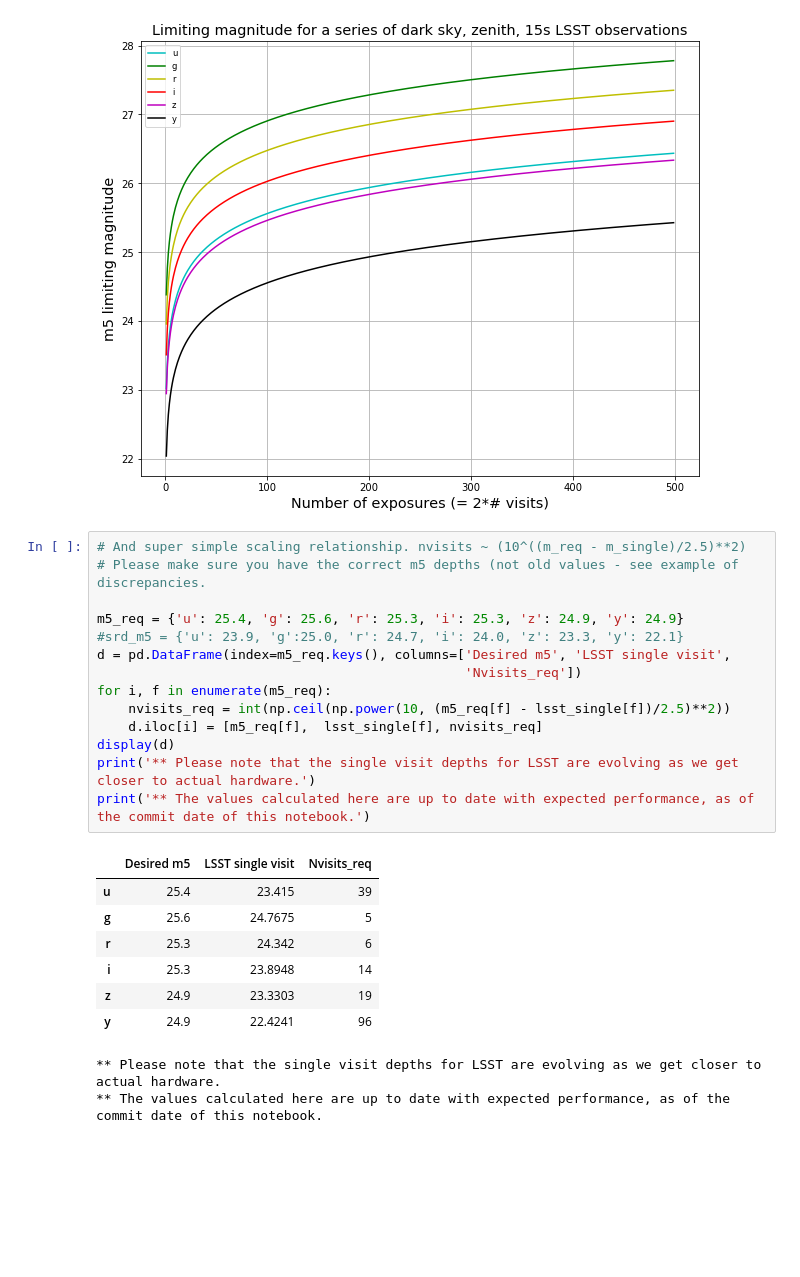
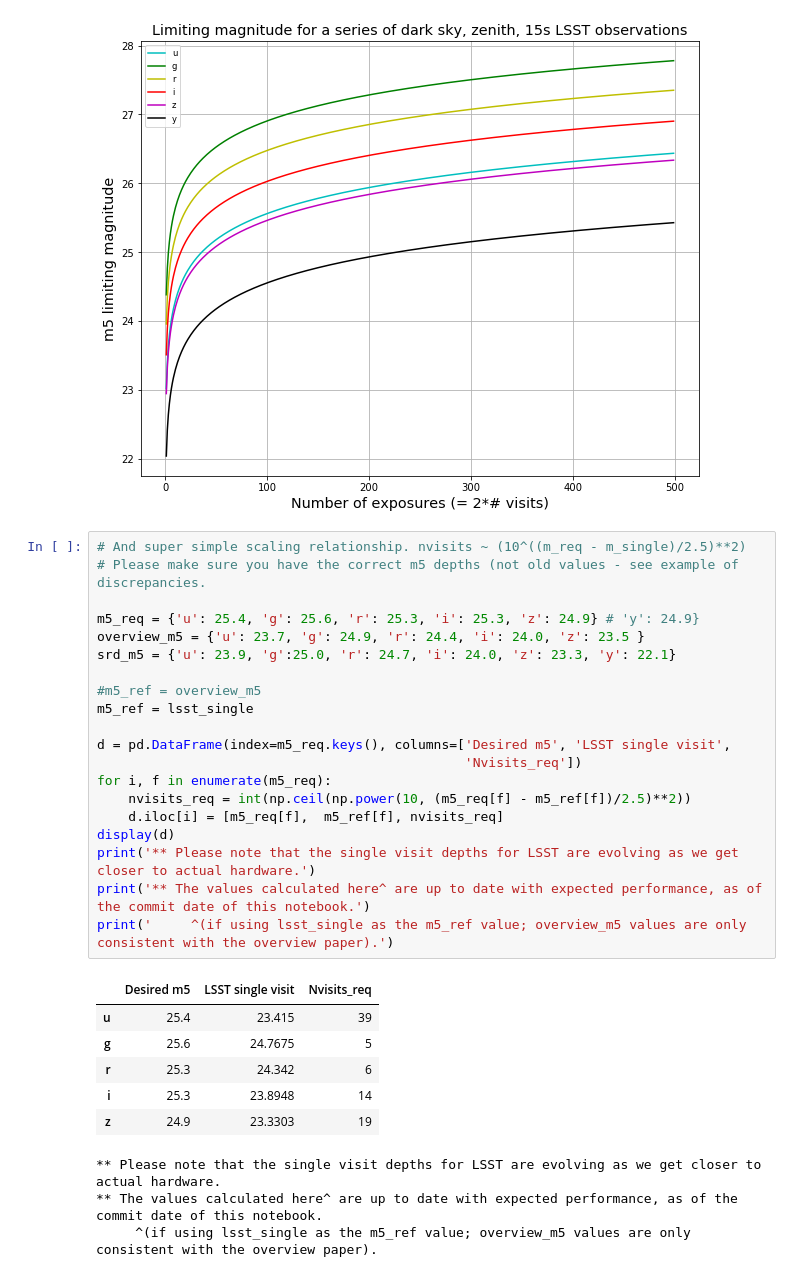
Before and after one commit to lsst/throughputs, a Jupyter notebook: examples/Number of exposures for given m5.ipynb, the cells around one changed output. Drawn from its saved outputs; the diff is of its cells as text; blank space fills up the shorter version.

Commit message:
Added overview paper m5 for nvisits calculation option

```diff
--- a/examples/Number of exposures for given m5.ipynb
+++ b/examples/Number of exposures for given m5.ipynb
@@ -237,24 +237,30 @@ plt.title(r'Limiting magnitude for a series of dark sky, zenith, 15s LSST observ
 # %%
 # And super simple scaling relationship. nvisits ~ (10^((m_req - m_single)/2.5)**2)
 # Please make sure you have the correct m5 depths (not old values - see example of discrepancies.
 
-m5_req = {'u': 25.4, 'g': 25.6, 'r': 25.3, 'i': 25.3, 'z': 24.9, 'y': 24.9}
-#srd_m5 = {'u': 23.9, 'g':25.0, 'r': 24.7, 'i': 24.0, 'z': 23.3, 'y': 22.1}
+m5_req = {'u': 25.4, 'g': 25.6, 'r': 25.3, 'i': 25.3, 'z': 24.9} # 'y': 24.9}
+overview_m5 = {'u': 23.7, 'g': 24.9, 'r': 24.4, 'i': 24.0, 'z': 23.5 }
+srd_m5 = {'u': 23.9, 'g':25.0, 'r': 24.7, 'i': 24.0, 'z': 23.3, 'y': 22.1}
+
+#m5_ref = overview_m5
+m5_ref = lsst_single
+
 d = pd.DataFrame(index=m5_req.keys(), columns=['Desired m5', 'LSST single visit',
                                                'Nvisits_req'])
 for i, f in enumerate(m5_req):
-    nvisits_req = int(np.ceil(np.power(10, (m5_req[f] - lsst_single[f])/2.5)**2))
-    d.iloc[i] = [m5_req[f],  lsst_single[f], nvisits_req]
+    nvisits_req = int(np.ceil(np.power(10, (m5_req[f] - m5_ref[f])/2.5)**2))
+    d.iloc[i] = [m5_req[f],  m5_ref[f], nvisits_req]
 display(d)
 print('** Please note that the single visit depths for LSST are evolving as we get closer to actual hardware.')
-print('** The values calculated here are up to date with expected performance, as of the commit date of this notebook.')
+print('** The values calculated here^ are up to date with expected performance, as of the commit date of this notebook.')
+print('     ^(if using lsst_single as the m5_ref value; overview_m5 values are only consistent with the overview paper).')
 # %% [output]
 |  | Desired m5 | LSST single visit | Nvisits_req |
 | u | 25.4 | 23.415 | 39 |
 | g | 25.6 | 24.7675 | 5 |
 | r | 25.3 | 24.342 | 6 |
 | i | 25.3 | 23.8948 | 14 |
 | z | 24.9 | 23.3303 | 19 |
-| y | 24.9 | 22.4241 | 96 |
 ** Please note that the single visit depths for LSST are evolving as we get closer to actual hardware.
-** The values calculated here are up to date with expected performance, as of the commit date of this notebook.
+** The values calculated here^ are up to date with expected performance, as of the commit date of this notebook.
+     ^(if using lsst_single as the m5_ref value; overview_m5 values are only consistent with the overview paper).
```
